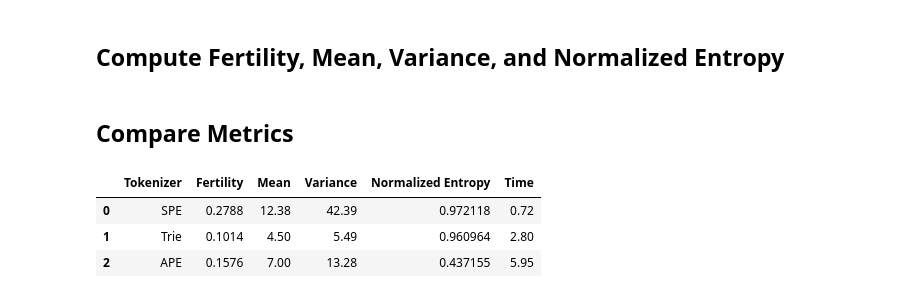
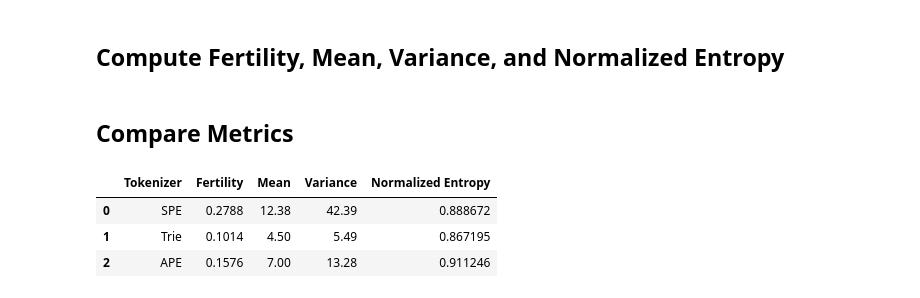
Before and after one commit to BlastCoder/SMILES-Tokenization, a Jupyter notebook: metrics.ipynb, the cells around one changed output. Cells and saved outputs as stored; diff of their text form; code cells hidden in the pictures.

```diff
--- a/metrics.ipynb
+++ b/metrics.ipynb
@@ -194,36 +238,26 @@ def compute_trie_normalized_entropy(smiles_list, trie_tokenizer):
 # %%
-spe_start = time.time()
-spe_fert, spe_avg, spe_var = compute_spe_metrics(SLICE, spe)
-spe_ent  = compute_spe_normalized_entropy(SLICE, spe)
-spe_end = time.time()
+spe_fert, spe_avg, spe_var, spe_ent = compute_spe_metrics(SLICE, spe)
 
-trie_start = time.time()
-trie_fert, trie_avg, trie_var = compute_trie_metrics(SLICE, trie_state)
-trie_ent  = compute_trie_normalized_entropy(SLICE, trie_state)
-trie_end = time.time()
+trie_fert, trie_avg, trie_var, trie_ent = compute_trie_metrics(SLICE, trie_state)
 
-ape_start = time.time()
-ape_fert, ape_avg, ape_var = compute_ape_metrics(SLICE, ape)
-ape_ent  = compute_ape_normalized_entropy(SLICE, ape)
-ape_end = time.time()
+ape_fert, ape_avg, ape_var, ape_ent = compute_ape_metrics(SLICE, ape)
 # %% [markdown]
 ## Compare Metrics
 # %%
 df = pd.DataFrame({
     "Tokenizer": ["SPE", "Trie", "APE"],
     "Fertility": [spe_fert, trie_fert, ape_fert],
     "Mean": [spe_avg, trie_avg, ape_avg],
     "Variance": [spe_var, trie_var, ape_var],
     "Normalized Entropy": [spe_ent, trie_ent, ape_ent],
-    "Time" : [spe_end - spe_start, trie_end - trie_start, ape_end - ape_start]
 })
 
 df.style.format({"Fertility": "{:.4f}", "Mean": "{:.2f}", "Variance": "{:.2f}", "Time" : "{:.2f}"})
 # %% [output]
-|  | Tokenizer | Fertility | Mean | Variance | Normalized Entropy | Time |
-| 0 | SPE | 0.2788 | 12.38 | 42.39 | 0.972118 | 0.72 |
-| 1 | Trie | 0.1014 | 4.50 | 5.49 | 0.960964 | 2.80 |
-| 2 | APE | 0.1576 | 7.00 | 13.28 | 0.437155 | 5.95 |
+|  | Tokenizer | Fertility | Mean | Variance | Normalized Entropy |
+| 0 | SPE | 0.2788 | 12.38 | 42.39 | 0.888672 |
+| 1 | Trie | 0.1014 | 4.50 | 5.49 | 0.867195 |
+| 2 | APE | 0.1576 | 7.00 | 13.28 | 0.911246 |
 # %%
 # Labels and values
 tokenizers = ["SPE", "Trie", "APE"]
```
Also changed, not shown: parts of 19 cells of this notebook, 4 other files.
